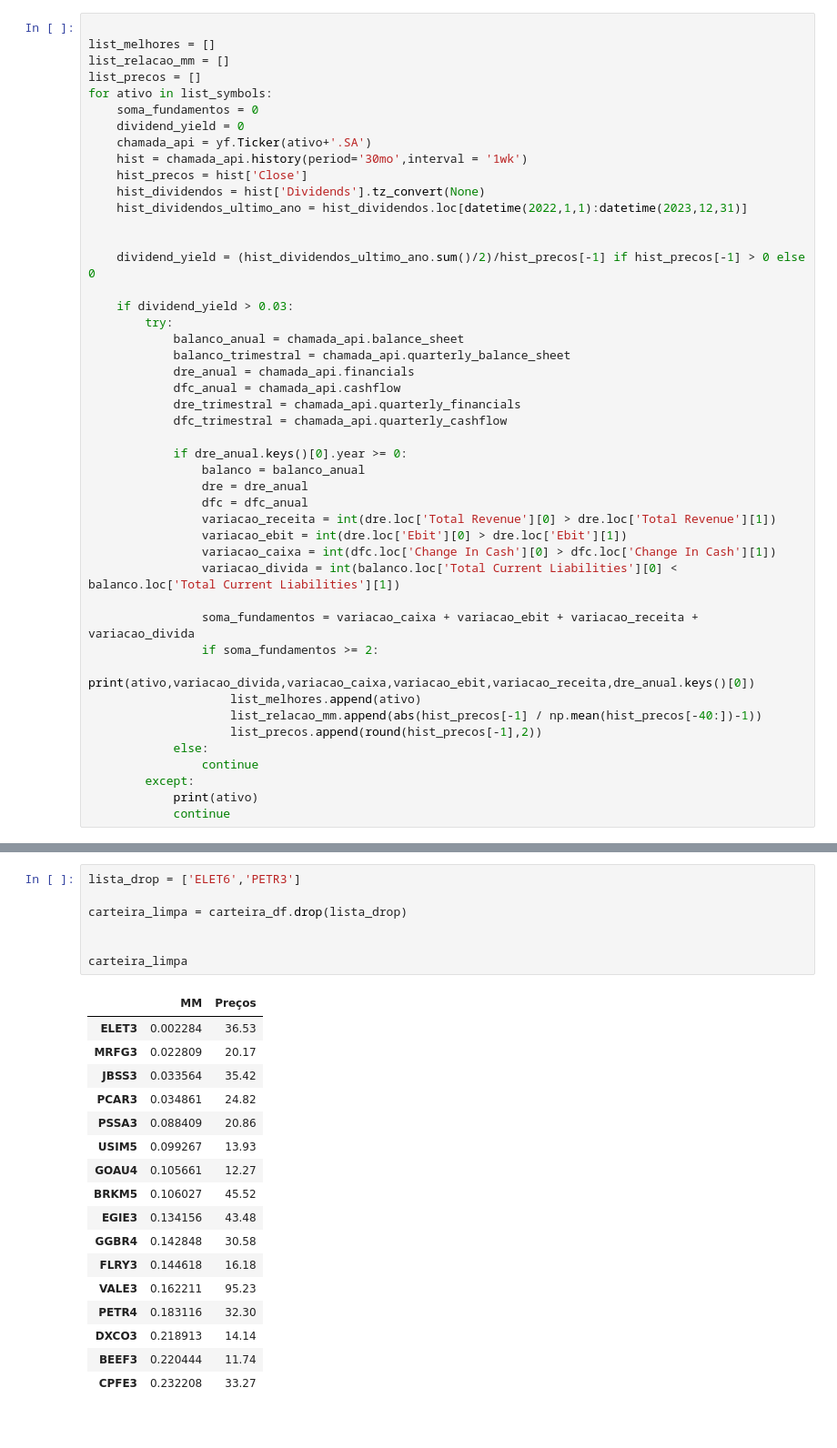
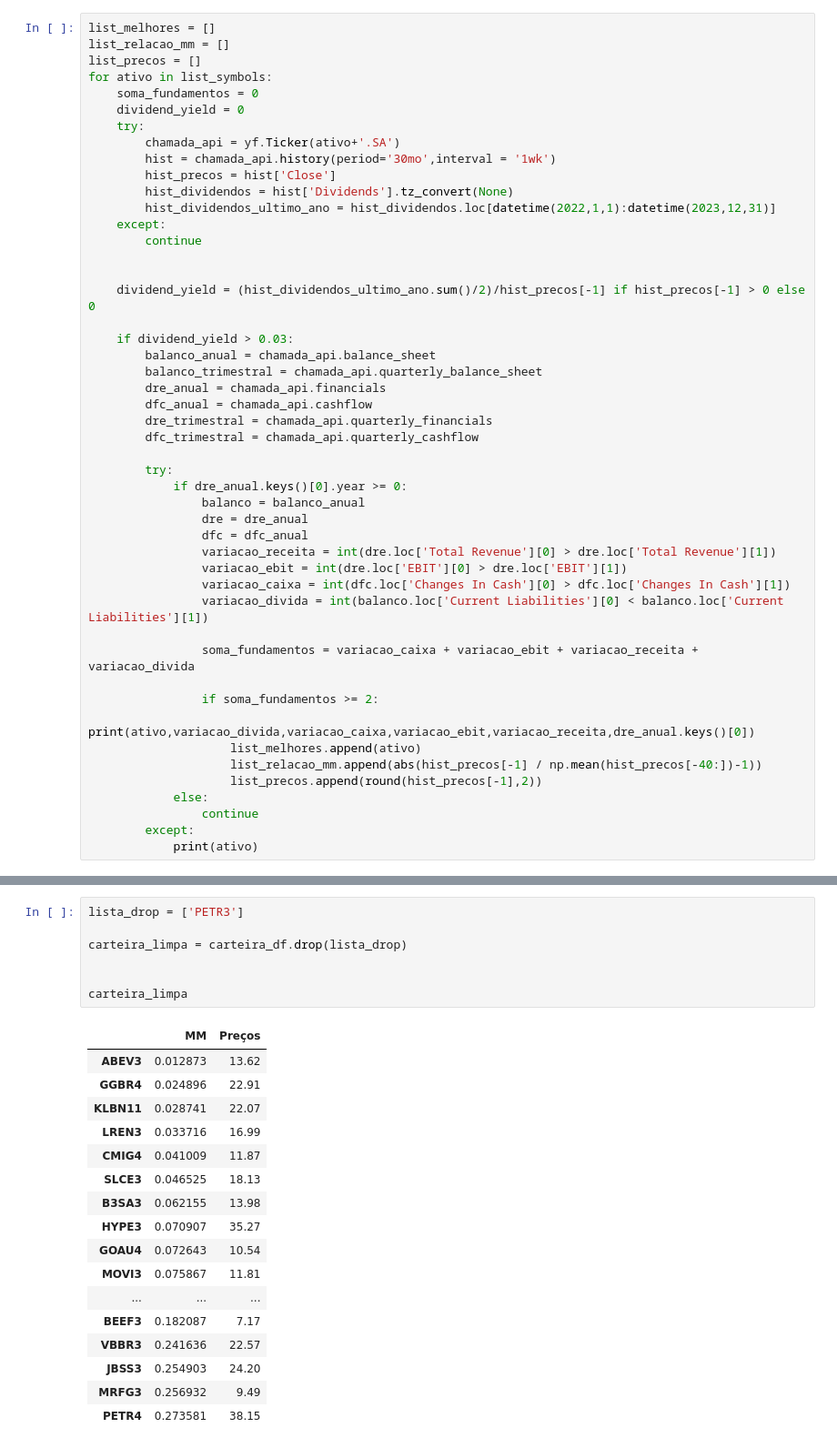
Before and after one commit to mnchamma/investirnapratica, a Jupyter notebook: carteira_completa.ipynb, the cells around one changed output, grey strips where cells are left out. Shown at 91% size. Saved outputs shown, nothing was run; the diff lists cells and outputs as text.

```diff
--- a/carteira_completa.ipynb
+++ b/carteira_completa.ipynb
@@ -24,41 +27,44 @@ array(['RRRP3', 'ALPA4', 'ABEV3', 'AMER3', 'ASAI3', 'AZUL4', 'B3SA3',
        'SULA11', 'SUZB3', 'TAEE11', 'VIVT3', 'TIMS3', 'TOTS3', 'UGPA3',
        'USIM5', 'VALE3', 'VIIA3', 'VBBR3', 'WEGE3', 'YDUQ3'], dtype=object)
 # %%
-
 list_melhores = []
 list_relacao_mm = []
 list_precos = []
 for ativo in list_symbols:
     soma_fundamentos = 0
     dividend_yield = 0
-    chamada_api = yf.Ticker(ativo+'.SA')
-    hist = chamada_api.history(period='30mo',interval = '1wk')
-    hist_precos = hist['Close']
-    hist_dividendos = hist['Dividends'].tz_convert(None)
-    hist_dividendos_ultimo_ano = hist_dividendos.loc[datetime(2022,1,1):datetime(2023,12,31)]
+    try:
+        chamada_api = yf.Ticker(ativo+'.SA')
+        hist = chamada_api.history(period='30mo',interval = '1wk')
+        hist_precos = hist['Close']
+        hist_dividendos = hist['Dividends'].tz_convert(None)
+        hist_dividendos_ultimo_ano = hist_dividendos.loc[datetime(2022,1,1):datetime(2023,12,31)]
+    except:
+        continue
 
 
     dividend_yield = (hist_dividendos_ultimo_ano.sum()/2)/hist_precos[-1] if hist_precos[-1] > 0 else 0
 
     if dividend_yield > 0.03:
+        balanco_anual = chamada_api.balance_sheet
+        balanco_trimestral = chamada_api.quarterly_balance_sheet
+        dre_anual = chamada_api.financials
+        dfc_anual = chamada_api.cashflow
+        dre_trimestral = chamada_api.quarterly_financials
+        dfc_trimestral = chamada_api.quarterly_cashflow
+
         try:
-            balanco_anual = chamada_api.balance_sheet
-            balanco_trimestral = chamada_api.quarterly_balance_sheet
-            dre_anual = chamada_api.financials
-            dfc_anual = chamada_api.cashflow
-            dre_trimestral = chamada_api.quarterly_financials
-            dfc_trimestral = chamada_api.quarterly_cashflow
-
             if dre_anual.keys()[0].year >= 0:
                 balanco = balanco_anual
                 dre = dre_anual
                 dfc = dfc_anual
                 variacao_receita = int(dre.loc['Total Revenue'][0] > dre.loc['Total Revenue'][1])
-                variacao_ebit = int(dre.loc['Ebit'][0] > dre.loc['Ebit'][1])
-                variacao_caixa = int(dfc.loc['Change In Cash'][0] > dfc.loc['Change In Cash'][1])
-                variacao_divida = int(balanco.loc['Total Current Liabilities'][0] < balanco.loc['Total Current Liabilities'][1])
+                variacao_ebit = int(dre.loc['EBIT'][0] > dre.loc['EBIT'][1])
+                variacao_caixa = int(dfc.loc['Changes In Cash'][0] > dfc.loc['Changes In Cash'][1])
+                variacao_divida = int(balanco.loc['Current Liabilities'][0] < balanco.loc['Current Liabilities'][1])
 
                 soma_fundamentos = variacao_caixa + variacao_ebit + variacao_receita + variacao_divida
+
                 if soma_fundamentos >= 2:
                     print(ativo,variacao_divida,variacao_caixa,variacao_ebit,variacao_receita,dre_anual.keys()[0])
                     list_melhores.append(ativo)
@@ -68,5 +74,4 @@ for ativo in list_symbols:
                 continue
         except:
             print(ativo)
-            continue
 # %% [output]
@@ -114,28 +140,28 @@ carteira_df
 # %%
-lista_drop = ['ELET6','PETR3']
+lista_drop = ['PETR3']
 
 carteira_limpa = carteira_df.drop(lista_drop)
 
 
 carteira_limpa
 # %% [output]
 |  | MM | Preços |
-| ELET3 | 0.002284 | 36.53 |
-| MRFG3 | 0.022809 | 20.17 |
-| JBSS3 | 0.033564 | 35.42 |
-| PCAR3 | 0.034861 | 24.82 |
-| PSSA3 | 0.088409 | 20.86 |
-| USIM5 | 0.099267 | 13.93 |
-| GOAU4 | 0.105661 | 12.27 |
-| BRKM5 | 0.106027 | 45.52 |
-| EGIE3 | 0.134156 | 43.48 |
-| GGBR4 | 0.142848 | 30.58 |
-| FLRY3 | 0.144618 | 16.18 |
-| VALE3 | 0.162211 | 95.23 |
-| PETR4 | 0.183116 | 32.30 |
-| DXCO3 | 0.218913 | 14.14 |
-| BEEF3 | 0.220444 | 11.74 |
-| CPFE3 | 0.232208 | 33.27 |
+| ABEV3 | 0.012873 | 13.62 |
+| GGBR4 | 0.024896 | 22.91 |
+| KLBN11 | 0.028741 | 22.07 |
+| LREN3 | 0.033716 | 16.99 |
+| CMIG4 | 0.041009 | 11.87 |
+| SLCE3 | 0.046525 | 18.13 |
+| B3SA3 | 0.062155 | 13.98 |
+| HYPE3 | 0.070907 | 35.27 |
+| GOAU4 | 0.072643 | 10.54 |
+| MOVI3 | 0.075867 | 11.81 |
+| ... | ... | ... |
+| BEEF3 | 0.182087 | 7.17 |
+| VBBR3 | 0.241636 | 22.57 |
+| JBSS3 | 0.254903 | 24.20 |
+| MRFG3 | 0.256932 | 9.49 |
+| PETR4 | 0.273581 | 38.15 |
 # %%
 list_pesos = [(1+x)/(carteira_limpa['MM'].sum()+len(carteira_limpa['MM'].values)) for x in carteira_limpa['MM'].values]
 list_pesos.reverse()
```
Also changed, not shown: parts of 8 cells of this notebook.
